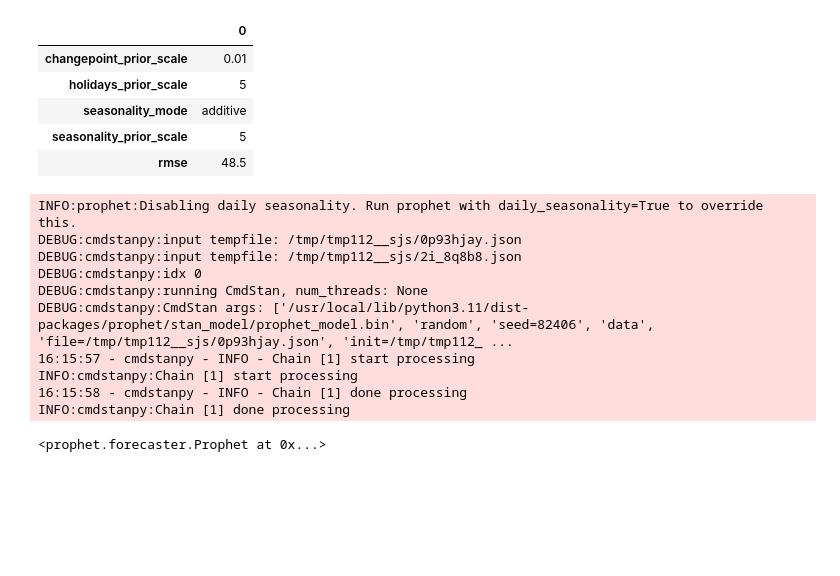
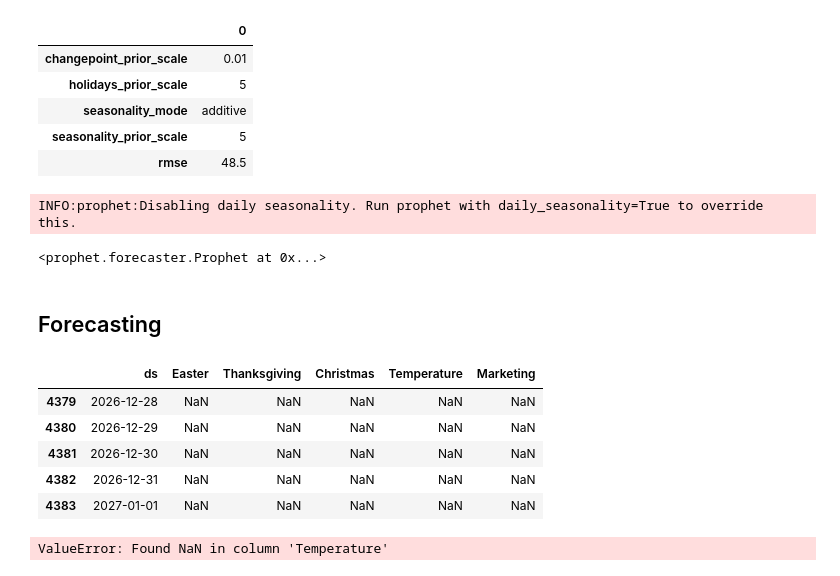
Before and after one commit to mrcruz117/Prophet-Forecast, a Jupyter notebook: Prophet_Forecast_Dev.ipynb, the cells around one changed output. Cells and saved outputs as stored; diff of their text form; code cells hidden in the pictures; blank space fills up the shorter version.

Commit message:
predict error

```diff
--- a/Prophet_Forecast_Dev.ipynb
+++ b/Prophet_Forecast_Dev.ipynb
@@ -146,8 +146,8 @@ spc = float(parameters.loc['seasonality_prior_scale'])
 # rmse = float(parameters.loc['rmse'])
 # %%
 # split data
-training = df.iloc[:-31, :]
-future_df = df.iloc[:-31, :]
+training = df_final.iloc[:-31, :]
+future_df = df_final.iloc[:-31, :]
 # %%
 # building the model
 m = Prophet(
@@ -163,13 +163,28 @@ m.add_regressor("Marketing")
 m.fit(training)
 # %% [output]
 INFO:prophet:Disabling daily seasonality. Run prophet with daily_seasonality=True to override this.
-DEBUG:cmdstanpy:input tempfile: /tmp/tmp112__sjs/0p93hjay.json
-DEBUG:cmdstanpy:input tempfile: /tmp/tmp112__sjs/2i_8q8b8.json
-DEBUG:cmdstanpy:idx 0
-DEBUG:cmdstanpy:running CmdStan, num_threads: None
-DEBUG:cmdstanpy:CmdStan args: ['/usr/local/lib/python3.11/dist-packages/prophet/stan_model/prophet_model.bin', 'random', 'seed=82406', 'data', 'file=/tmp/tmp112__sjs/0p93hjay.json', 'init=/tmp/tmp112_ ...
-16:15:57 - cmdstanpy - INFO - Chain [1] start processing
-INFO:cmdstanpy:Chain [1] start processing
-16:15:58 - cmdstanpy - INFO - Chain [1] done processing
-INFO:cmdstanpy:Chain [1] done processing
 <prophet.forecaster.Prophet at 0x...>
+# %% [markdown]
+## Forecasting
+# %%
+# Make future df
+future = m.make_future_dataframe(
+    periods=len(future_df),
+    freq= "D", # daily
+    # include_history=True
+)
+
+future = pd.concat([future, df.iloc[:, 2:]], axis = 1)
+future.tail()
+# %% [output]
+|  | ds | Easter | Thanksgiving | Christmas | Temperature | Marketing |
+| 4379 | 2026-12-28 | NaN | NaN | NaN | NaN | NaN |
+| 4380 | 2026-12-29 | NaN | NaN | NaN | NaN | NaN |
+| 4381 | 2026-12-30 | NaN | NaN | NaN | NaN | NaN |
+| 4382 | 2026-12-31 | NaN | NaN | NaN | NaN | NaN |
+| 4383 | 2027-01-01 | NaN | NaN | NaN | NaN | NaN |
+# %%
+forcast = m.predict(future)
+forcast.head()
+# %% [output]
+ValueError: Found NaN in column 'Temperature'
```
Also changed, not shown: parts of 1 cell of this notebook.
